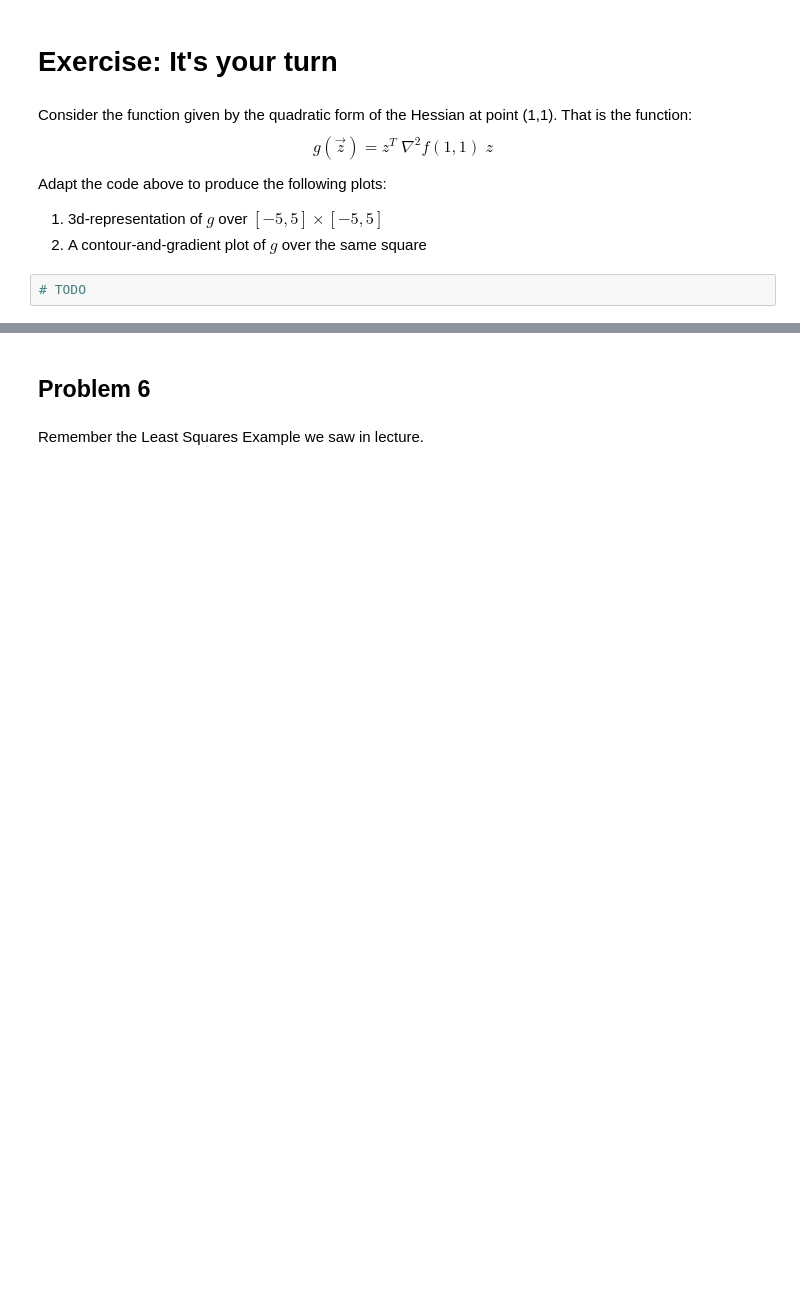
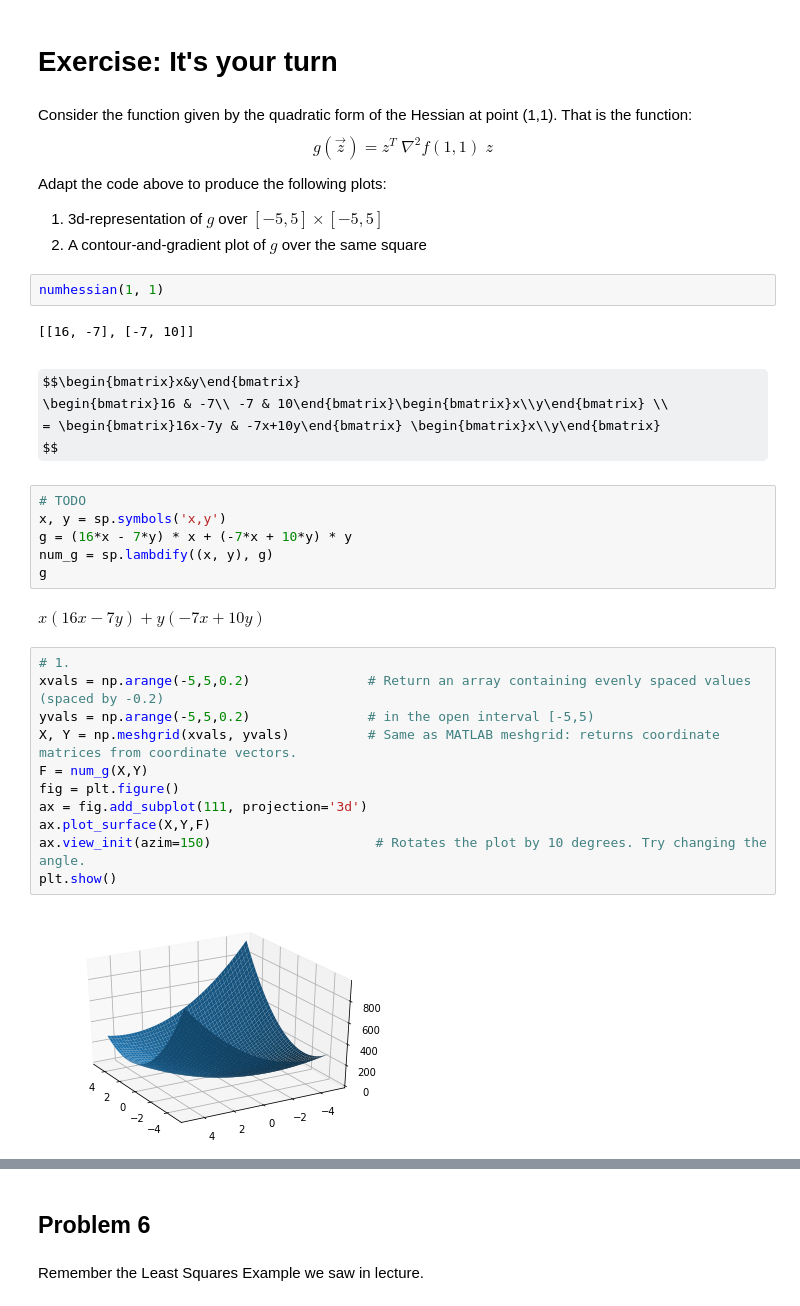
Before and after one commit to RuolinZheng08/cmsc25460-optimization, a Jupyter notebook: Homework1.ipynb, the cells around one changed output, grey strips where cells are left out. Saved outputs shown, nothing was run; the diff lists cells and outputs as text; some formulas as TeX source; blank space fills up the shorter version.

```diff
--- a/Homework1.ipynb
+++ b/Homework1.ipynb
@@ -238,5 +279,33 @@ Adapt the code above to produce the following plots:
 
 1. 3d-representation of $g$ over $[-5,5]\times [-5,5]$
 2. A contour-and-gradient plot of $g$ over the same square
-# %%
-# TODO
+# %%
+numhessian(1, 1)
+# %% [output]
+[[16, -7], [-7, 10]]
+# %% [markdown]
+$$\begin{bmatrix}x&y\end{bmatrix}
+\begin{bmatrix}16 & -7\\ -7 & 10\end{bmatrix}\begin{bmatrix}x\\y\end{bmatrix} \\
+= \begin{bmatrix}16x-7y & -7x+10y\end{bmatrix} \begin{bmatrix}x\\y\end{bmatrix}
+$$
+# %%
+# TODO
+x, y = sp.symbols('x,y')
+g = (16*x - 7*y) * x + (-7*x + 10*y) * y
+num_g = sp.lambdify((x, y), g)
+g
+# %% [output]
+$\displaystyle x \left(16 x - 7 y\right) + y \left(- 7 x + 10 y\right)$
+# %%
+# 1.
+xvals = np.arange(-5,5,0.2)               # Return an array containing evenly spaced values (spaced by -0.2)
+yvals = np.arange(-5,5,0.2)               # in the open interval [-5,5)
+X, Y = np.meshgrid(xvals, yvals)          # Same as MATLAB meshgrid: returns coordinate matrices from coordinate vectors.
+F = num_g(X,Y)
+fig = plt.figure()
+ax = fig.add_subplot(111, projection='3d')
+ax.plot_surface(X,Y,F)
+ax.view_init(azim=150)                     # Rotates the plot by 10 degrees. Try changing the angle.
+plt.show()
+# %% [output]
+[figure, added]
```
Also changed, not shown: parts of 11 cells of this notebook.
